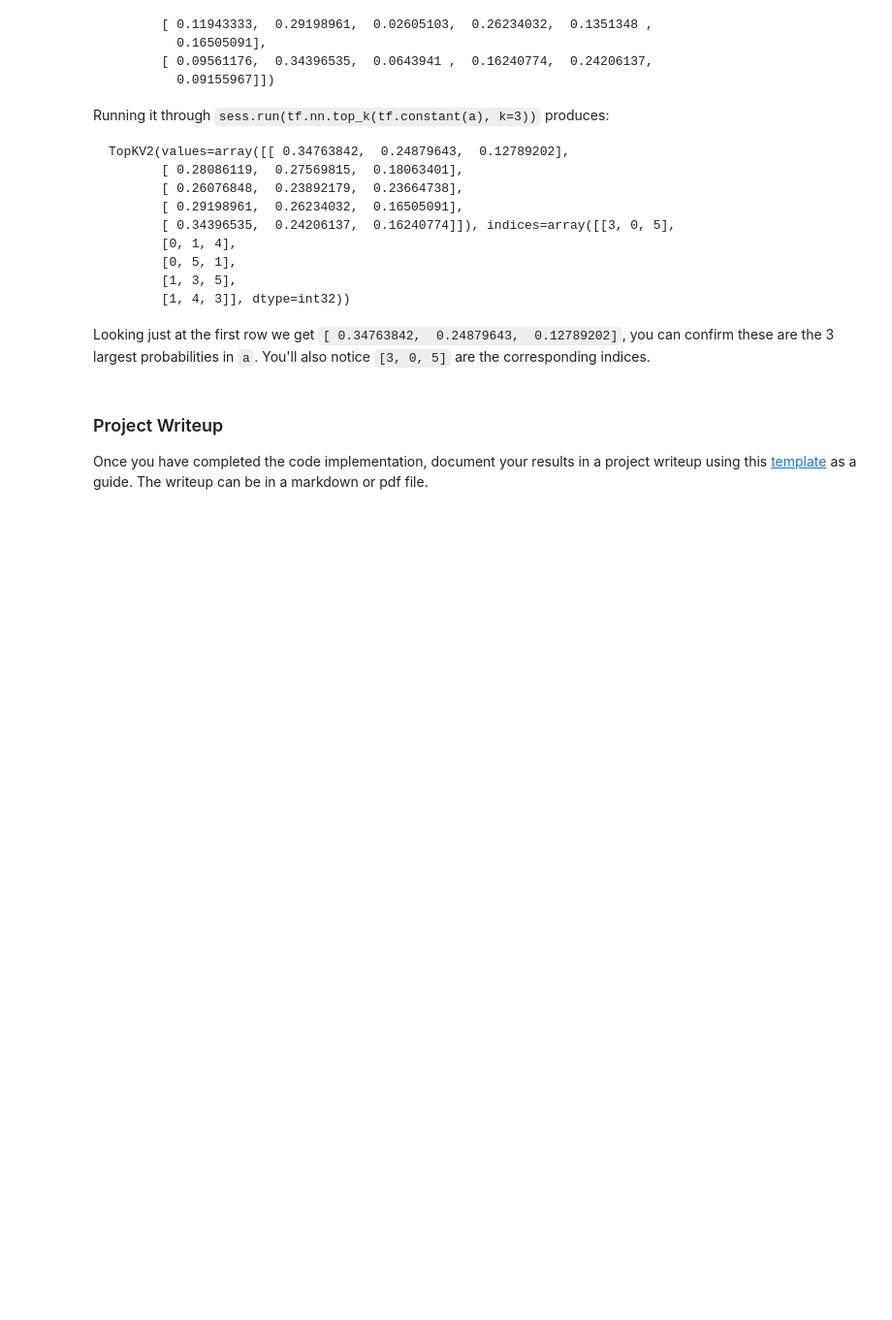
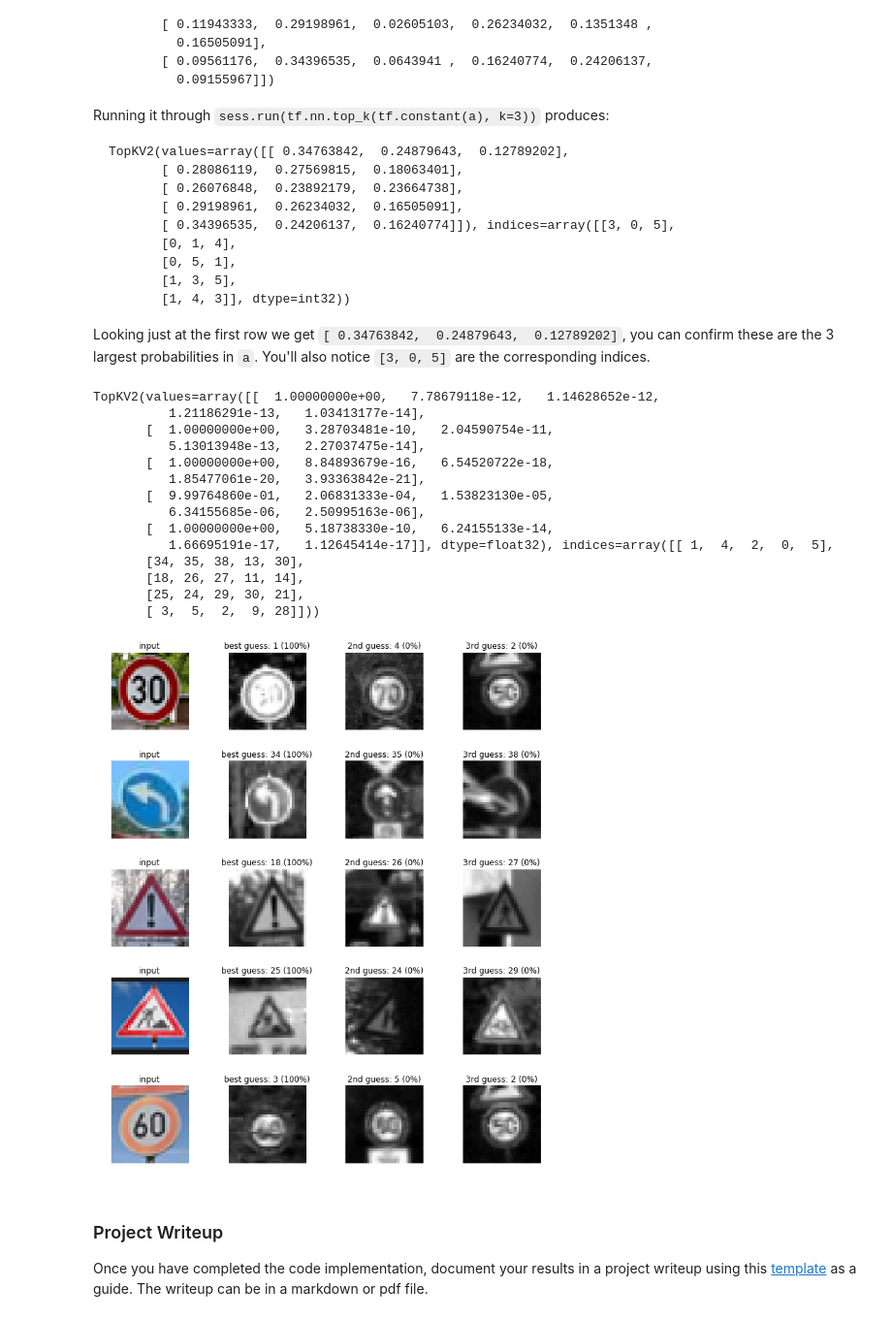
Before and after one commit to iabdelmo/Traffic_SignClassifier, a Jupyter notebook: Traffic_Sign_Classifier.ipynb, the cells around one changed output. Shown at 97% size. Cells and saved outputs as stored; diff of their text form; code cells hidden in the pictures; blank space fills up the shorter version.

```diff
--- a/Traffic_Sign_Classifier.ipynb
+++ b/Traffic_Sign_Classifier.ipynb
@@ -748,3 +815,60 @@ Looking just at the first row we get `[ 0.34763842,  0.24879643,  0.12789202]`,
+# %%
+### Print out the top five softmax probabilities for the predictions on the German traffic sign images found on the web.
+### Feel free to use as many code cells as needed.
+softmax_logits = tf.nn.softmax(logits)
+top_k = tf.nn.top_k(softmax_logits, k= 5)
+
+with tf.Session() as sess:
+    sess.run(tf.global_variables_initializer())
+    saver = tf.train.import_meta_graph('./lenet.meta')
+    saver.restore(sess, "./lenet")
+    five_top_k = sess.run(top_k, feed_dict={x: x_test_new, keep_prob: 1.0})
+
+    print(five_top_k)
+
+
+fig, axs = plt.subplots(len(images),4, figsize=(12, 14))
+fig.subplots_adjust(hspace = .4, wspace=.2)
+axs = axs.ravel()
+
+for i, image in enumerate(images):
+    axs[4*i].axis('off')
+    axs[4*i].imshow(cv2.cvtColor(image, cv2.COLOR_BGR2RGB))
+    axs[4*i].set_title('input')
+
+    guess1 = five_top_k[1][i][0]
+    index1 = np.argwhere(y_valid == guess1)[0]
+    axs[4*i+1].axis('off')
+    axs[4*i+1].imshow(x_valid[index1].squeeze(), cmap='gray')
+    axs[4*i+1].set_title('best guess: {} ({:.0f}%)'.format(guess1, 100*five_top_k[0][i][0]))
+
+    guess2 = five_top_k[1][i][1]
+    index2 = np.argwhere(y_valid == guess2)[0]
+    axs[4*i+2].axis('off')
+    axs[4*i+2].imshow(x_valid[index2].squeeze(), cmap='gray')
+    axs[4*i+2].set_title('2nd guess: {} ({:.0f}%)'.format(guess2, 100*five_top_k[0][i][1]))
+
+    guess3 = five_top_k[1][i][2]
+    index3 = np.argwhere(y_valid == guess3)[0]
+    axs[4*i+3].axis('off')
+    axs[4*i+3].imshow(x_valid[index3].squeeze(), cmap='gray')
+    axs[4*i+3].set_title('3rd guess: {} ({:.0f}%)'.format(guess3, 100*five_top_k[0][i][2]))
+# %% [output]
+TopKV2(values=array([[  1.00000000e+00,   7.78679118e-12,   1.14628652e-12,
+          1.21186291e-13,   1.03413177e-14],
+       [  1.00000000e+00,   3.28703481e-10,   2.04590754e-11,
+          5.13013948e-13,   2.27037475e-14],
+       [  1.00000000e+00,   8.84893679e-16,   6.54520722e-18,
+          1.85477061e-20,   3.93363842e-21],
+       [  9.99764860e-01,   2.06831333e-04,   1.53823130e-05,
+          6.34155685e-06,   2.50995163e-06],
+       [  1.00000000e+00,   5.18738330e-10,   6.24155133e-14,
+          1.66695191e-17,   1.12645414e-17]], dtype=float32), indices=array([[ 1,  4,  2,  0,  5],
+       [34, 35, 38, 13, 30],
+       [18, 26, 27, 11, 14],
+       [25, 24, 29, 30, 21],
+       [ 3,  5,  2,  9, 28]]))
+[figure, added]
 # %% [markdown]
 ### Project Writeup
 
```
Also changed, not shown: parts of 12 cells of this notebook, 17 other files.
